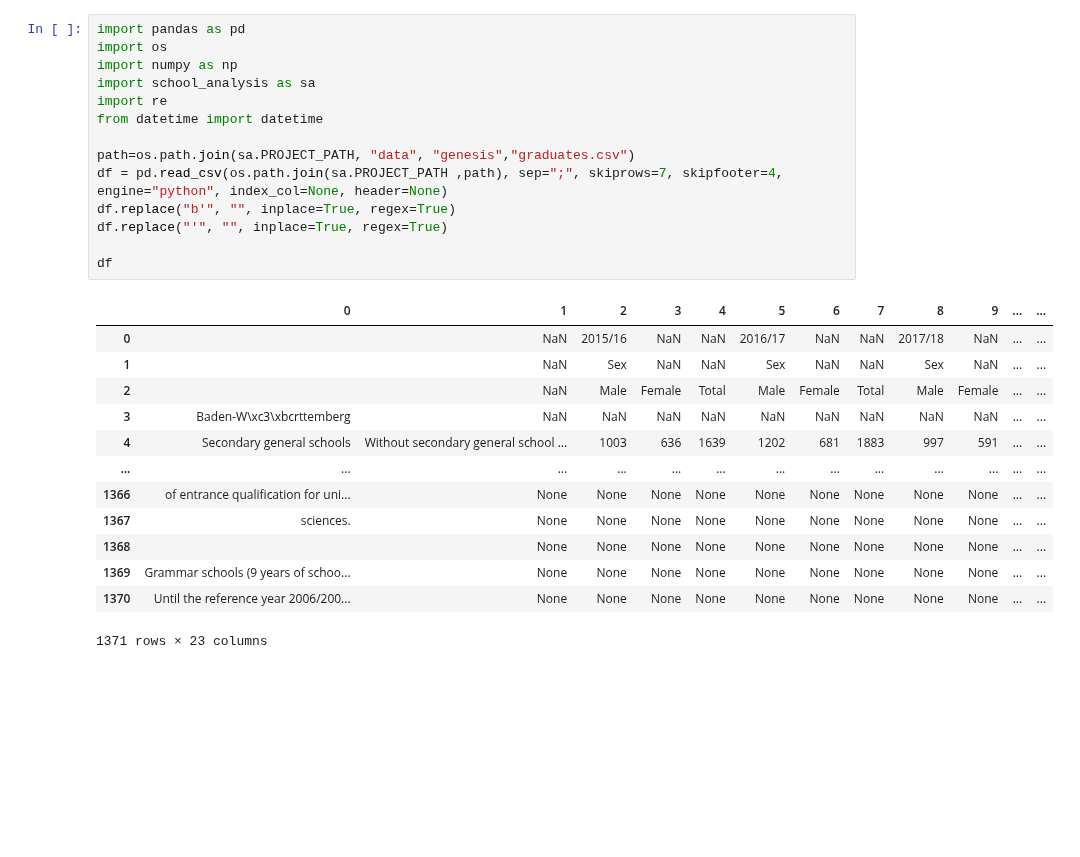
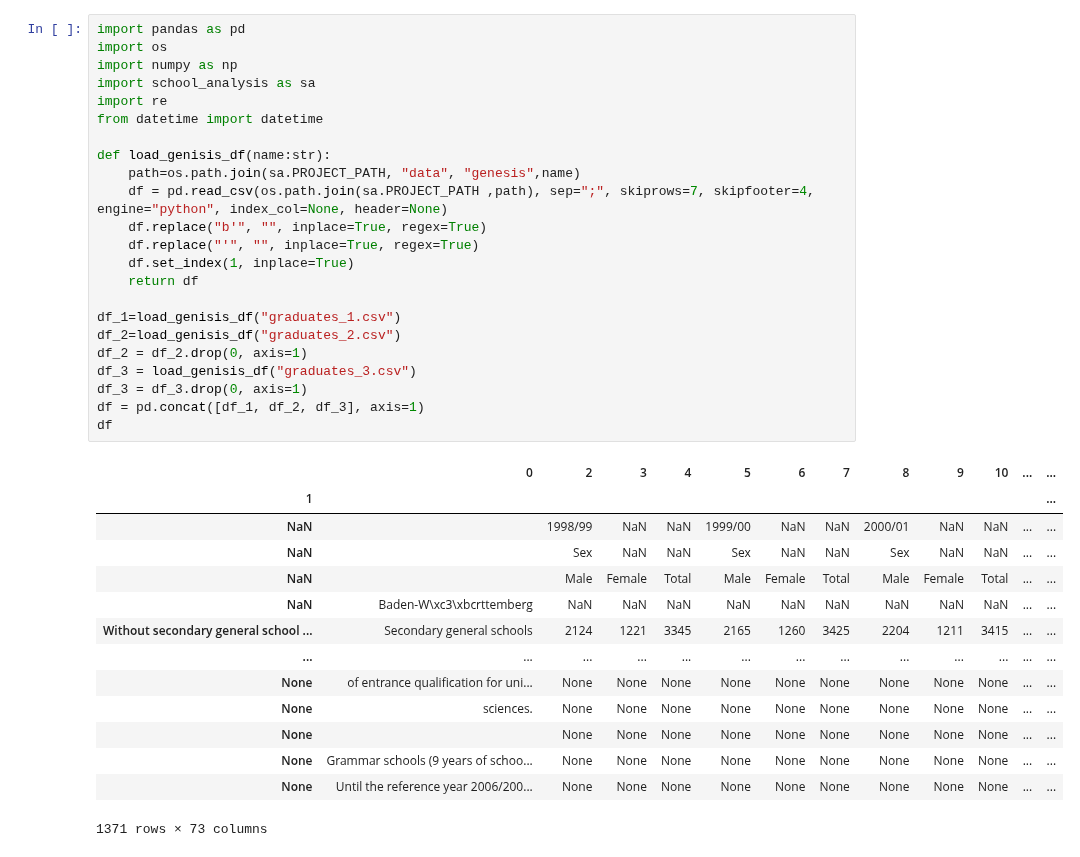
Before and after one commit to KarylReyne/DataLiteracyWS23, a Jupyter notebook: exp/JS-004-Graduates.ipynb, the cells around one changed output. Cells and saved outputs as stored; diff of their text form; blank space fills up the shorter version.

```diff
--- a/exp/JS-004-Graduates.ipynb
+++ b/exp/JS-004-Graduates.ipynb
@@ -1,31 +1,41 @@
 # %%
 import pandas as pd
 import os
 import numpy as np
 import school_analysis as sa
 import re
 from datetime import datetime
 
-path=os.path.join(sa.PROJECT_PATH, "data", "genesis","graduates.csv")
-df = pd.read_csv(os.path.join(sa.PROJECT_PATH ,path), sep=";", skiprows=7, skipfooter=4, engine="python", index_col=None, header=None)
-df.replace("b'", "", inplace=True, regex=True)
-df.replace("'", "", inplace=True, regex=True)
+def load_genisis_df(name:str):
+    path=os.path.join(sa.PROJECT_PATH, "data", "genesis",name)
+    df = pd.read_csv(os.path.join(sa.PROJECT_PATH ,path), sep=";", skiprows=7, skipfooter=4, engine="python", index_col=None, header=None)
+    df.replace("b'", "", inplace=True, regex=True)
+    df.replace("'", "", inplace=True, regex=True)
+    df.set_index(1, inplace=True)
+    return df
 
+df_1=load_genisis_df("graduates_1.csv")
+df_2=load_genisis_df("graduates_2.csv")
+df_2 = df_2.drop(0, axis=1)
+df_3 = load_genisis_df("graduates_3.csv")
+df_3 = df_3.drop(0, axis=1)
+df = pd.concat([df_1, df_2, df_3], axis=1)
 df
 # %% [output]
-|  | 0 | 1 | 2 | 3 | 4 | 5 | 6 | 7 | 8 | 9 | ... | ... |
-| 0 |  | NaN | 2015/16 | NaN | NaN | 2016/17 | NaN | NaN | 2017/18 | NaN | ... | ... |
-| 1 |  | NaN | Sex | NaN | NaN | Sex | NaN | NaN | Sex | NaN | ... | ... |
-| 2 |  | NaN | Male | Female | Total | Male | Female | Total | Male | Female | ... | ... |
-| 3 | Baden-W\xc3\xbcrttemberg | NaN | NaN | NaN | NaN | NaN | NaN | NaN | NaN | NaN | ... | ... |
-| 4 | Secondary general schools | Without secondary general school ... | 1003 | 636 | 1639 | 1202 | 681 | 1883 | 997 | 591 | ... | ... |
+|  | 0 | 2 | 3 | 4 | 5 | 6 | 7 | 8 | 9 | 10 | ... | ... |
+| 1 |  |  |  |  |  |  |  |  |  |  |  | ... |
+| NaN |  | 1998/99 | NaN | NaN | 1999/00 | NaN | NaN | 2000/01 | NaN | NaN | ... | ... |
+| NaN |  | Sex | NaN | NaN | Sex | NaN | NaN | Sex | NaN | NaN | ... | ... |
+| NaN |  | Male | Female | Total | Male | Female | Total | Male | Female | Total | ... | ... |
+| NaN | Baden-W\xc3\xbcrttemberg | NaN | NaN | NaN | NaN | NaN | NaN | NaN | NaN | NaN | ... | ... |
+| Without secondary general school ... | Secondary general schools | 2124 | 1221 | 3345 | 2165 | 1260 | 3425 | 2204 | 1211 | 3415 | ... | ... |
 | ... | ... | ... | ... | ... | ... | ... | ... | ... | ... | ... | ... | ... |
-| 1366 | of entrance qualification for uni... | None | None | None | None | None | None | None | None | None | ... | ... |
-| 1367 | sciences. | None | None | None | None | None | None | None | None | None | ... | ... |
-| 1368 |  | None | None | None | None | None | None | None | None | None | ... | ... |
-| 1369 | Grammar schools (9 years of schoo... | None | None | None | None | None | None | None | None | None | ... | ... |
-| 1370 | Until the reference year 2006/200... | None | None | None | None | None | None | None | None | None | ... | ... |
+| None | of entrance qualification for uni... | None | None | None | None | None | None | None | None | None | ... | ... |
+| None | sciences. | None | None | None | None | None | None | None | None | None | ... | ... |
+| None |  | None | None | None | None | None | None | None | None | None | ... | ... |
+| None | Grammar schools (9 years of schoo... | None | None | None | None | None | None | None | None | None | ... | ... |
+| None | Until the reference year 2006/200... | None | None | None | None | None | None | None | None | None | ... | ... |
-1371 rows × 23 columns
+1371 rows × 73 columns
 # %%
 def parse_and_convert_years(strings):
     valid_dates = []
```
Also changed, not shown: parts of 2 cells of this notebook, 2 other files.
